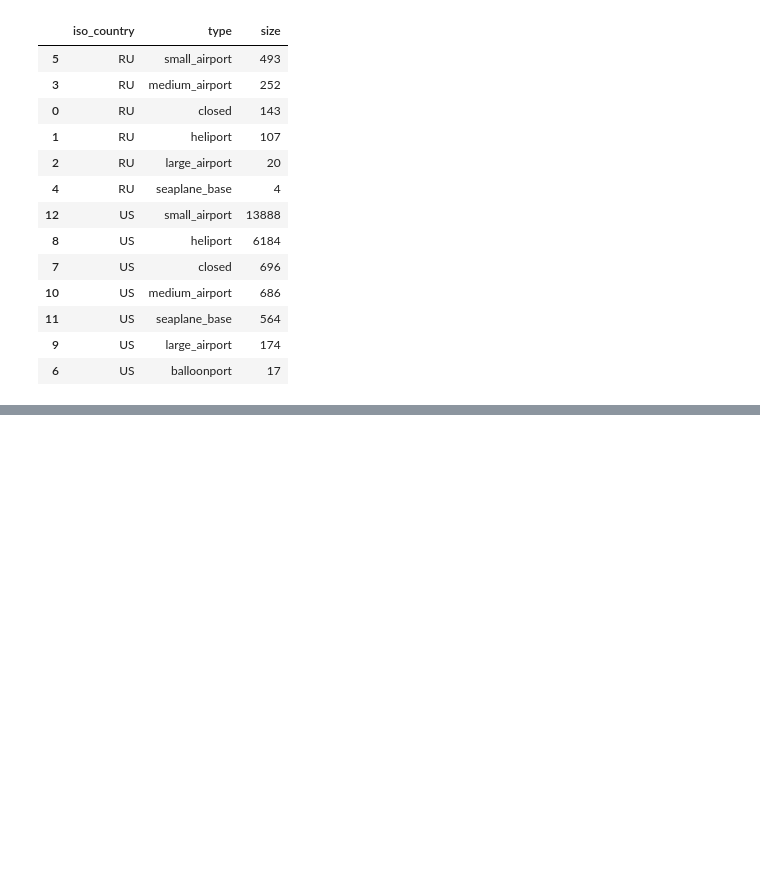
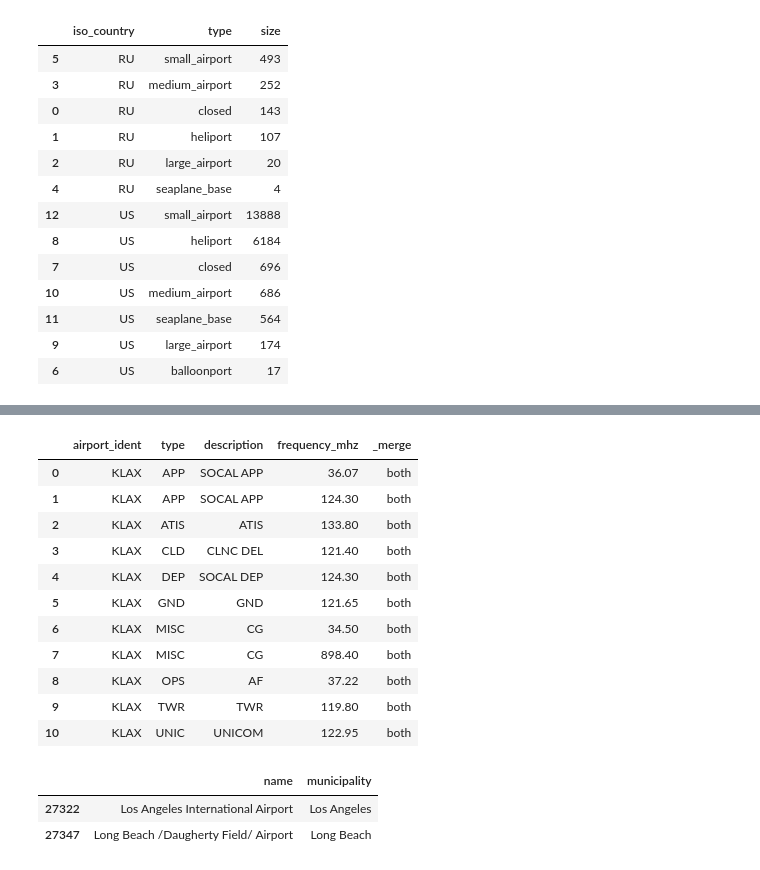
Before and after one commit to j-bennet/talks, a Jupyter notebook: 2018/sqlpandas/explore.ipynb, the cells around one changed output, grey strips where cells are left out. Cells and saved outputs as stored; diff of their text form; code cells hidden in the pictures; blank space fills up the shorter version.

```diff
--- a/2018/sqlpandas/explore.ipynb
+++ b/2018/sqlpandas/explore.ipynb
@@ -321,0 +376,33 @@ airports[airports.iso_country.isin(['US', 'RU'])]\
+# %%
+airport_freq.merge(
+    airports[airports.ident == 'KLAX'][['id']],
+    left_on='airport_ref', right_on='id', how='inner', indicator=True)\
+    [['airport_ident', 'type', 'description', 'frequency_mhz', '_merge']]
+# %% [output]
+|  | airport_ident | type | description | frequency_mhz | _merge |
+| 0 | KLAX | APP | SOCAL APP | 36.07 | both |
+| 1 | KLAX | APP | SOCAL APP | 124.30 | both |
+| 2 | KLAX | ATIS | ATIS | 133.80 | both |
+| 3 | KLAX | CLD | CLNC DEL | 121.40 | both |
+| 4 | KLAX | DEP | SOCAL DEP | 124.30 | both |
+| 5 | KLAX | GND | GND | 121.65 | both |
+| 6 | KLAX | MISC | CG | 34.50 | both |
+| 7 | KLAX | MISC | CG | 898.40 | both |
+| 8 | KLAX | OPS | AF | 37.22 | both |
+| 9 | KLAX | TWR | TWR | 119.80 | both |
+| 10 | KLAX | UNIC | UNICOM | 122.95 | both |
+# %%
+"""
+select name, municipality from airports
+where ident = 'KLAX'
+union all
+select name, municipality from airports
+where ident = 'KLGB'
+"""
+pd.concat([
+    airports[airports.ident == 'KLAX'][['name', 'municipality']],
+    airports[airports.ident == 'KLGB'][['name', 'municipality']]])
+# %% [output]
+|  | name | municipality |
+| 27322 | Los Angeles International Airport | Los Angeles |
+| 27347 | Long Beach /Daugherty Field/ Airport | Long Beach |
```
Also changed, not shown: parts of 14 cells of this notebook.
